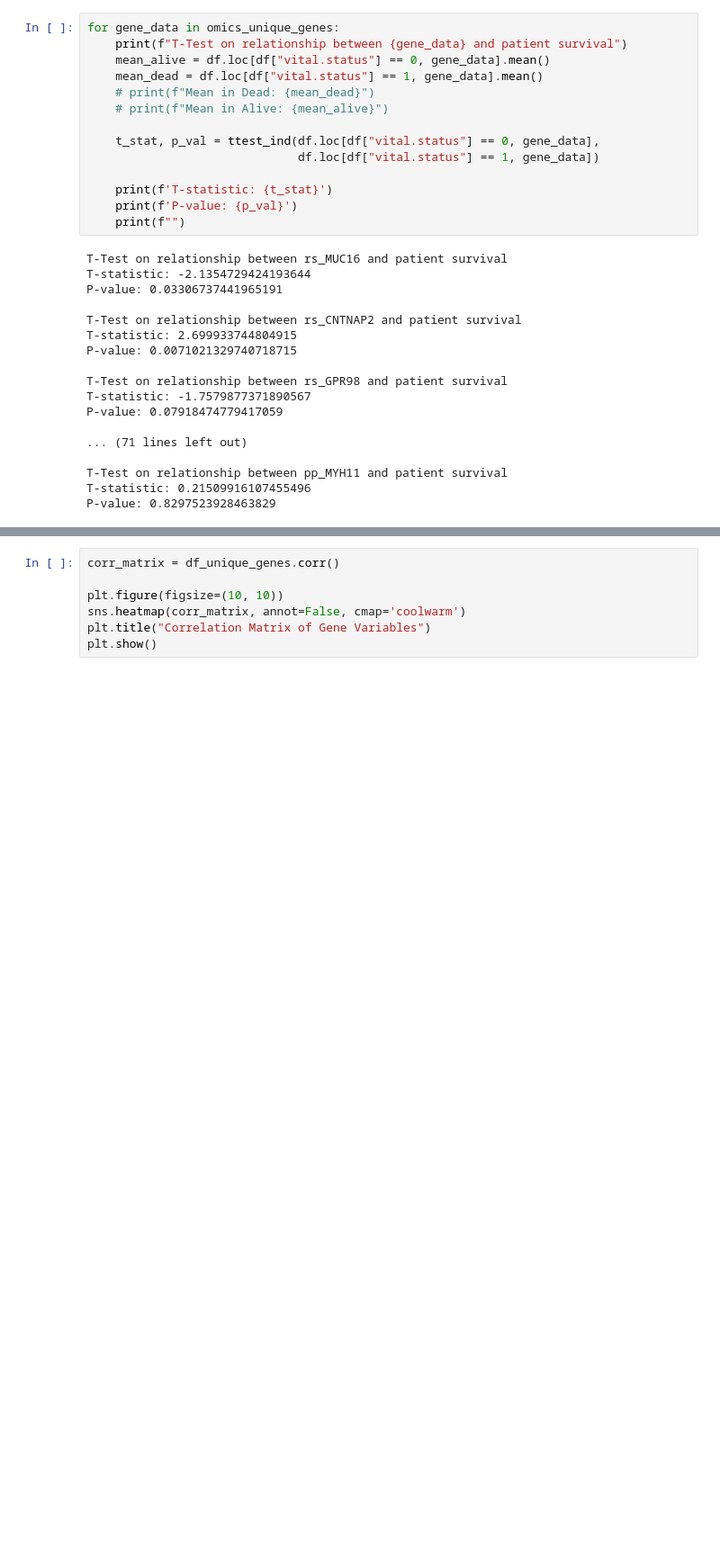
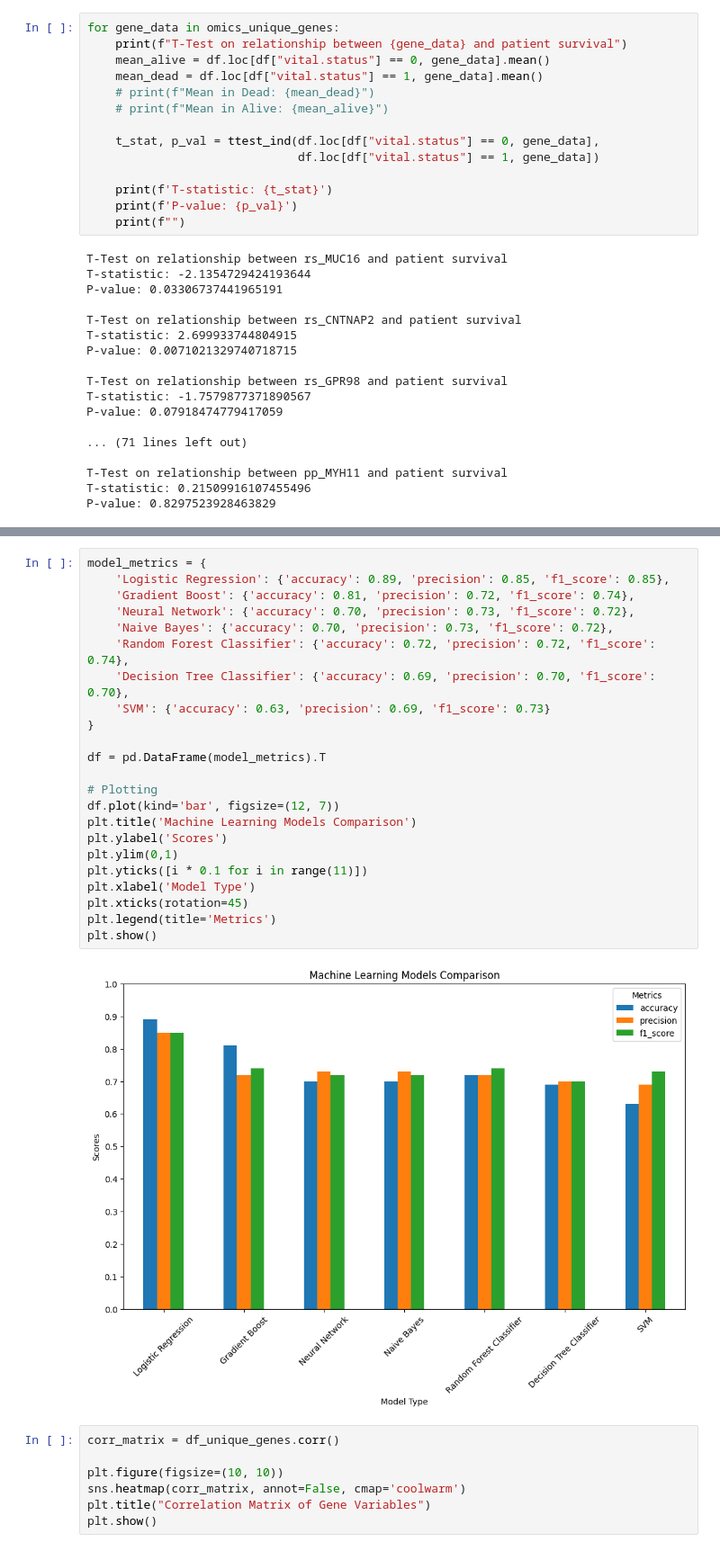
Before and after one commit to mehlu22/CSDS-458-Final-Project, a Jupyter notebook: final_code.ipynb, the cells around one changed output, grey strips where cells are left out. Shown at 90% size. Cells and saved outputs as stored; diff of their text form; blank space fills up the shorter version.

Commit message:
Added all the models and a graph to compare 7 ML models using the Omics data

```diff
--- a/final_code.ipynb
+++ b/final_code.ipynb
@@ -197,3 +305,28 @@ weighted avg       0.81      0.87      0.83       141
+# %%
+model_metrics = {
+    'Logistic Regression': {'accuracy': 0.89, 'precision': 0.85, 'f1_score': 0.85},
+    'Gradient Boost': {'accuracy': 0.81, 'precision': 0.72, 'f1_score': 0.74},
+    'Neural Network': {'accuracy': 0.70, 'precision': 0.73, 'f1_score': 0.72},
+    'Naive Bayes': {'accuracy': 0.70, 'precision': 0.73, 'f1_score': 0.72},
+    'Random Forest Classifier': {'accuracy': 0.72, 'precision': 0.72, 'f1_score': 0.74},
+    'Decision Tree Classifier': {'accuracy': 0.69, 'precision': 0.70, 'f1_score': 0.70},
+    'SVM': {'accuracy': 0.63, 'precision': 0.69, 'f1_score': 0.73}
+}
+
+df = pd.DataFrame(model_metrics).T
+
+# Plotting
+df.plot(kind='bar', figsize=(12, 7))
+plt.title('Machine Learning Models Comparison')
+plt.ylabel('Scores')
+plt.ylim(0,1)
+plt.yticks([i * 0.1 for i in range(11)])
+plt.xlabel('Model Type')
+plt.xticks(rotation=45)
+plt.legend(title='Metrics')
+plt.show()
+# %% [output]
+[figure, added]
 # %%
 corr_matrix = df_unique_genes.corr()
 
```
Also changed, not shown: parts of 10 cells of this notebook.
